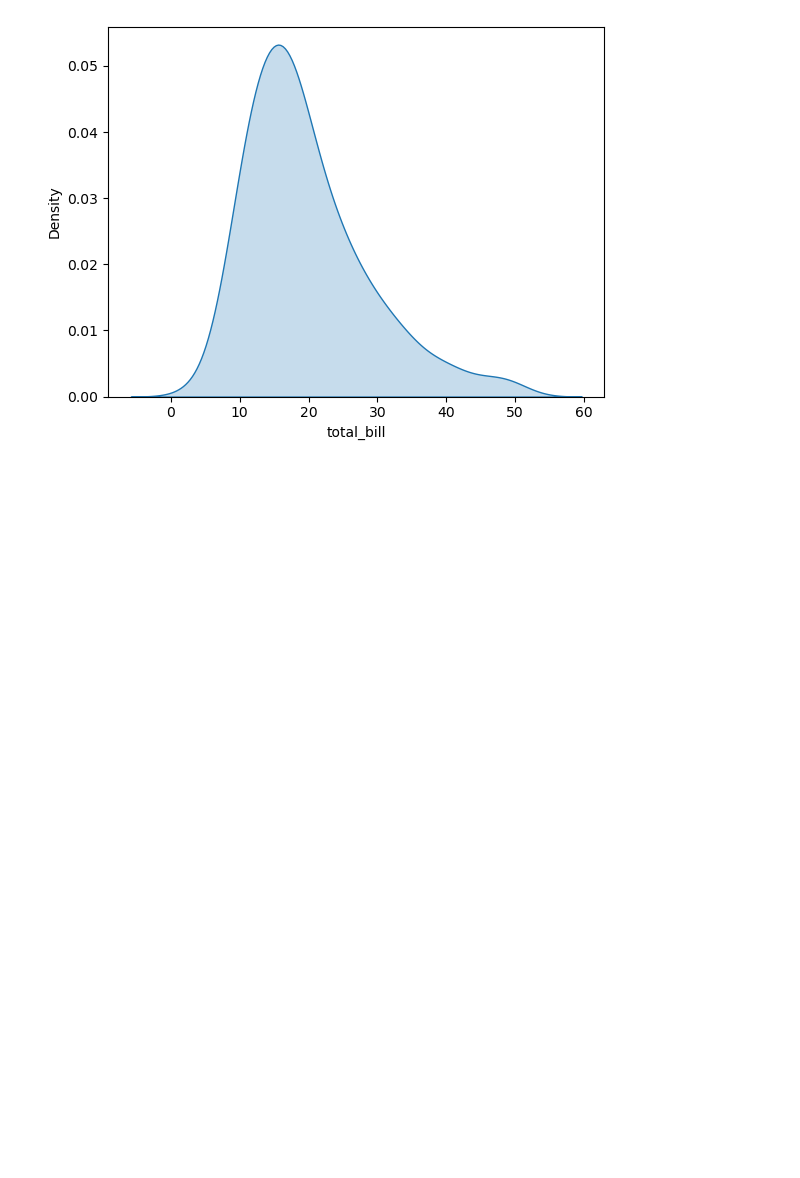
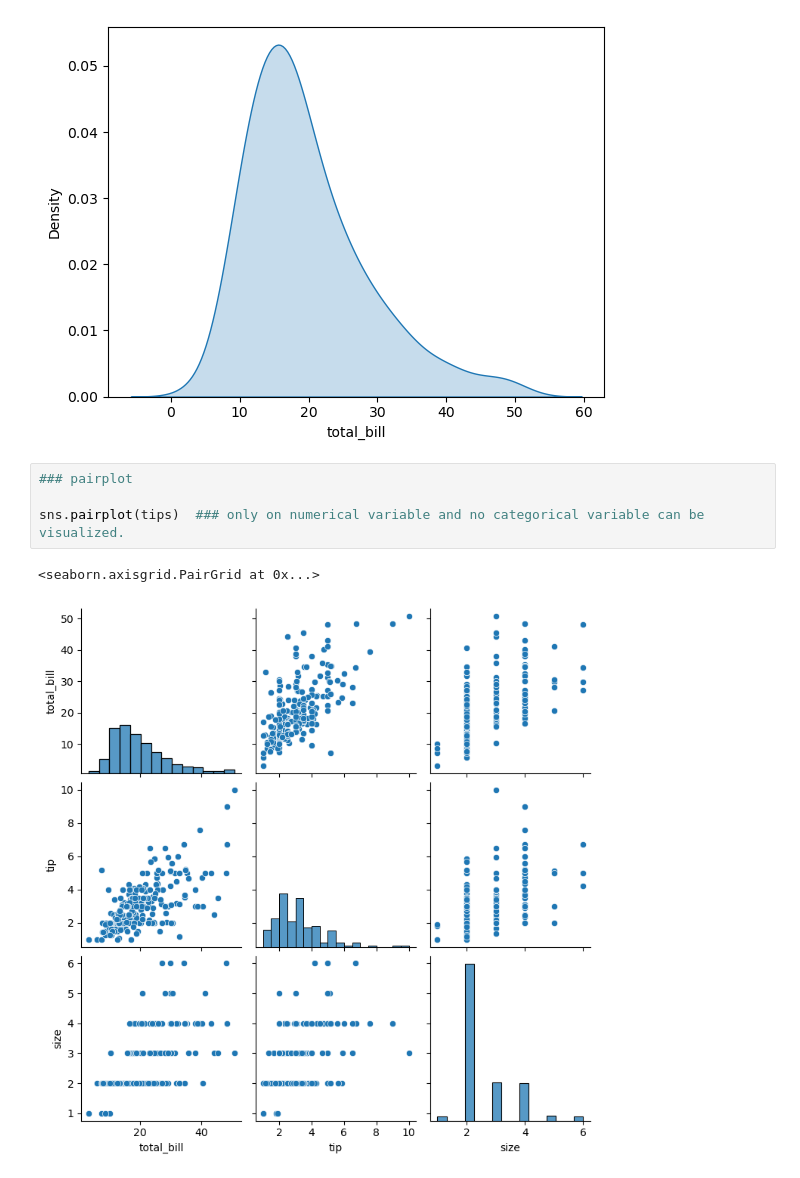
Before and after one commit to Parth0124/Python-Practice, a Jupyter notebook: Data Analysis/seaborn.ipynb, the cells around one changed output. Drawn from its saved outputs; the diff is of its cells as text; blank space fills up the shorter version.

Commit message:
pairplot

```diff
--- a/Data Analysis/seaborn.ipynb
+++ b/Data Analysis/seaborn.ipynb
@@ -74,3 +74,10 @@ sns.kdeplot(tips['total_bill'], fill=True)
 # %% [output]
 <Axes: xlabel='total_bill', ylabel='Density'>
 [figure]
+# %%
+### pairplot
+
+sns.pairplot(tips)  ### only on numerical variable and no categorical variable can be visualized.
+# %% [output]
+<seaborn.axisgrid.PairGrid at 0x...>
+[figure, added]
```
